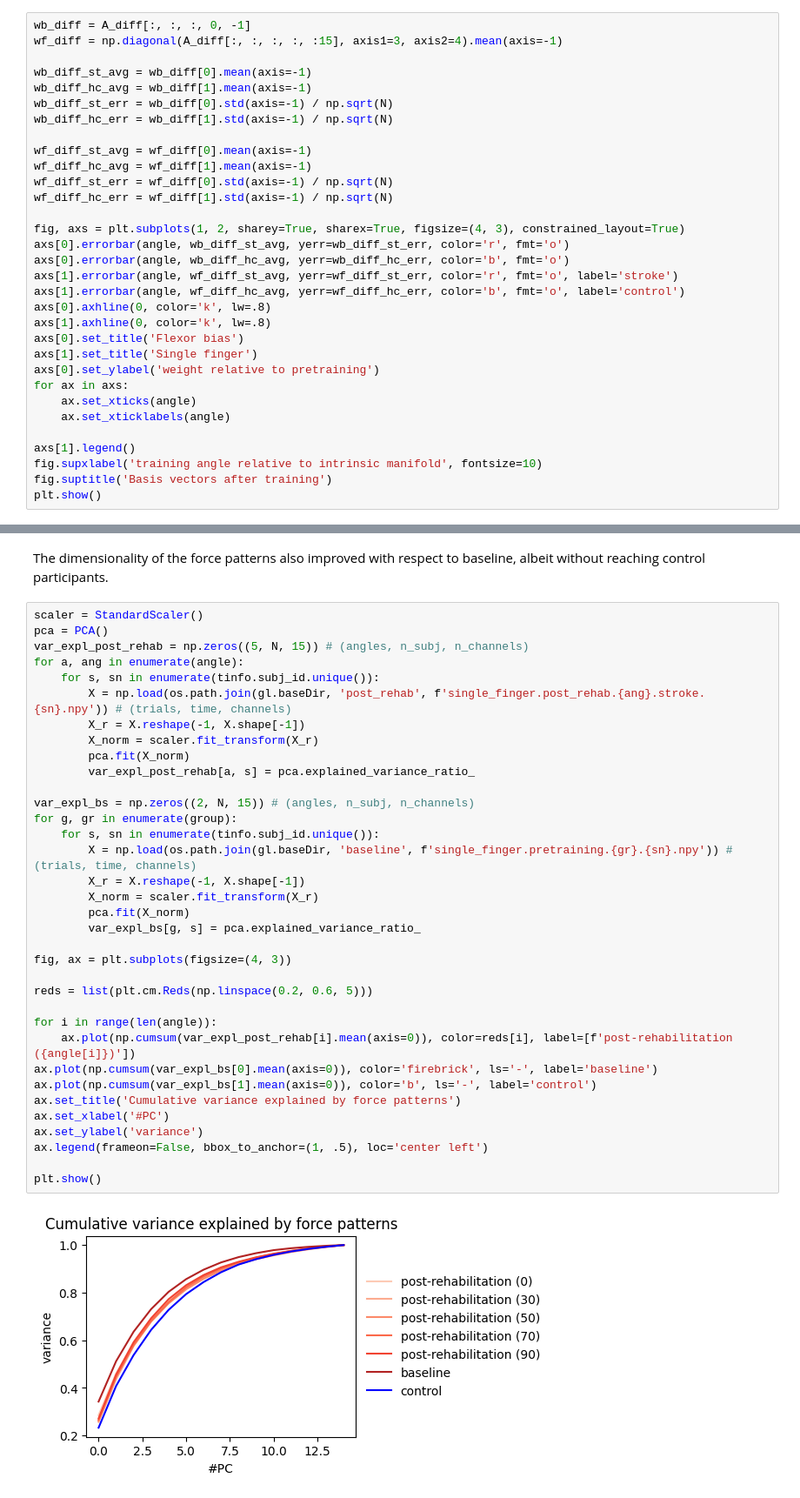
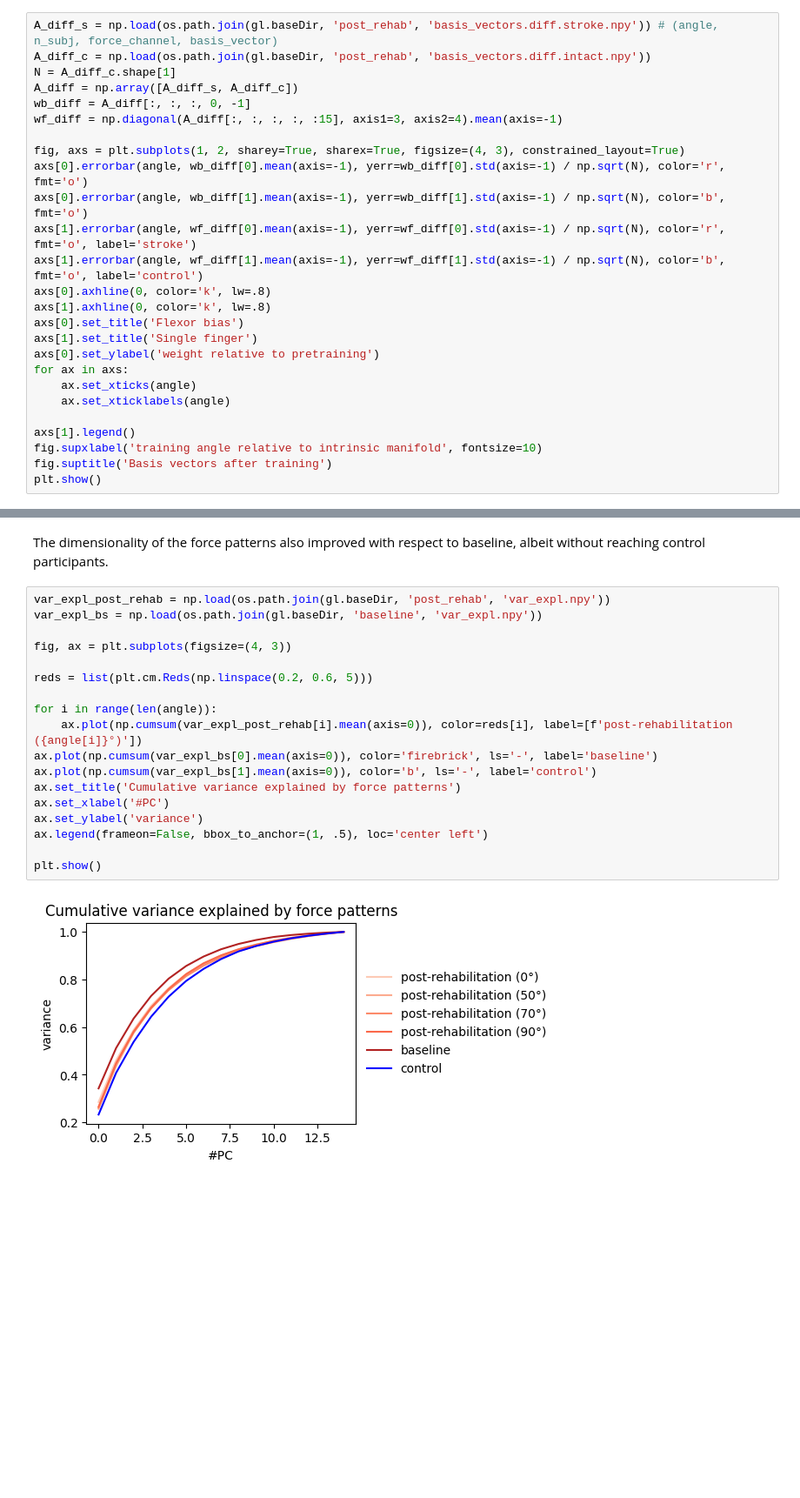
Before and after one commit to mnlmrc/OffManifoldLearning, a Jupyter notebook: notebooks/post_rehab.ipynb, the cells around one changed output, grey strips where cells are left out. Shown at 87% size. Cells and saved outputs as stored; diff of their text form; blank space fills up the shorter version.

```diff
--- a/notebooks/post_rehab.ipynb
+++ b/notebooks/post_rehab.ipynb
@@ -38,24 +27,18 @@ The most prominent change induced by the simulated rehabilitation was a reductio
 the original basis vectors designed for stroke patients. Noteworthy, rehabilitation carried out with a perturbed
 decoder did not improve the flexor bias more than rehabilitation using a decoder spanning the intrinsic manifold.
 # %%
+A_diff_s = np.load(os.path.join(gl.baseDir, 'post_rehab', 'basis_vectors.diff.stroke.npy')) # (angle, n_subj, force_channel, basis_vector)
+A_diff_c = np.load(os.path.join(gl.baseDir, 'post_rehab', 'basis_vectors.diff.intact.npy'))
+N = A_diff_c.shape[1]
+A_diff = np.array([A_diff_s, A_diff_c])
 wb_diff = A_diff[:, :, :, 0, -1]
 wf_diff = np.diagonal(A_diff[:, :, :, :, :15], axis1=3, axis2=4).mean(axis=-1)
 
-wb_diff_st_avg = wb_diff[0].mean(axis=-1)
-wb_diff_hc_avg = wb_diff[1].mean(axis=-1)
-wb_diff_st_err = wb_diff[0].std(axis=-1) / np.sqrt(N)
-wb_diff_hc_err = wb_diff[1].std(axis=-1) / np.sqrt(N)
-
-wf_diff_st_avg = wf_diff[0].mean(axis=-1)
-wf_diff_hc_avg = wf_diff[1].mean(axis=-1)
-wf_diff_st_err = wf_diff[0].std(axis=-1) / np.sqrt(N)
-wf_diff_hc_err = wf_diff[1].std(axis=-1) / np.sqrt(N)
-
 fig, axs = plt.subplots(1, 2, sharey=True, sharex=True, figsize=(4, 3), constrained_layout=True)
-axs[0].errorbar(angle, wb_diff_st_avg, yerr=wb_diff_st_err, color='r', fmt='o')
-axs[0].errorbar(angle, wb_diff_hc_avg, yerr=wb_diff_hc_err, color='b', fmt='o')
-axs[1].errorbar(angle, wf_diff_st_avg, yerr=wf_diff_st_err, color='r', fmt='o', label='stroke')
-axs[1].errorbar(angle, wf_diff_hc_avg, yerr=wf_diff_hc_err, color='b', fmt='o', label='control')
+axs[0].errorbar(angle, wb_diff[0].mean(axis=-1), yerr=wb_diff[0].std(axis=-1) / np.sqrt(N), color='r', fmt='o')
+axs[0].errorbar(angle, wb_diff[1].mean(axis=-1), yerr=wb_diff[1].std(axis=-1) / np.sqrt(N), color='b', fmt='o')
+axs[1].errorbar(angle, wf_diff[0].mean(axis=-1), yerr=wf_diff[0].std(axis=-1) / np.sqrt(N), color='r', fmt='o', label='stroke')
+axs[1].errorbar(angle, wf_diff[1].mean(axis=-1), yerr=wf_diff[1].std(axis=-1) / np.sqrt(N), color='b', fmt='o', label='control')
 axs[0].axhline(0, color='k', lw=.8)
 axs[1].axhline(0, color='k', lw=.8)
 axs[0].set_title('Flexor bias')
@@ -141,39 +134,22 @@ plt.show()
 The dimensionality of the force patterns also improved with respect to baseline, albeit without reaching control
 participants.
 # %%
-scaler = StandardScaler()
-pca = PCA()
-var_expl_post_rehab = np.zeros((5, N, 15)) # (angles, n_subj, n_channels)
-for a, ang in enumerate(angle):
-    for s, sn in enumerate(tinfo.subj_id.unique()):
-        X = np.load(os.path.join(gl.baseDir, 'post_rehab', f'single_finger.post_rehab.{ang}.stroke.{sn}.npy')) # (trials, time, channels)
-        X_r = X.reshape(-1, X.shape[-1])
-        X_norm = scaler.fit_transform(X_r)
-        pca.fit(X_norm)
-        var_expl_post_rehab[a, s] = pca.explained_variance_ratio_
-
-var_expl_bs = np.zeros((2, N, 15)) # (angles, n_subj, n_channels)
-for g, gr in enumerate(group):
-    for s, sn in enumerate(tinfo.subj_id.unique()):
-        X = np.load(os.path.join(gl.baseDir, 'baseline', f'single_finger.pretraining.{gr}.{sn}.npy')) # (trials, time, channels)
-        X_r = X.reshape(-1, X.shape[-1])
-        X_norm = scaler.fit_transform(X_r)
-        pca.fit(X_norm)
-        var_expl_bs[g, s] = pca.explained_variance_ratio_
+var_expl_post_rehab = np.load(os.path.join(gl.baseDir, 'post_rehab', 'var_expl.npy'))
+var_expl_bs = np.load(os.path.join(gl.baseDir, 'baseline', 'var_expl.npy'))
 
 fig, ax = plt.subplots(figsize=(4, 3))
 
 reds = list(plt.cm.Reds(np.linspace(0.2, 0.6, 5)))
 
 for i in range(len(angle)):
-    ax.plot(np.cumsum(var_expl_post_rehab[i].mean(axis=0)), color=reds[i], label=[f'post-rehabilitation ({angle[i]})'])
+    ax.plot(np.cumsum(var_expl_post_rehab[i].mean(axis=0)), color=reds[i], label=[f'post-rehabilitation ({angle[i]}°)'])
 ax.plot(np.cumsum(var_expl_bs[0].mean(axis=0)), color='firebrick', ls='-', label='baseline')
 ax.plot(np.cumsum(var_expl_bs[1].mean(axis=0)), color='b', ls='-', label='control')
 ax.set_title('Cumulative variance explained by force patterns')
 ax.set_xlabel('#PC')
 ax.set_ylabel('variance')
 ax.legend(frameon=False, bbox_to_anchor=(1, .5), loc='center left')
 
 plt.show()
 # %% [output]
-[figure, old version]
+[figure, new version]
```
Also changed, not shown: parts of 4 cells of this notebook, 2 other files.
